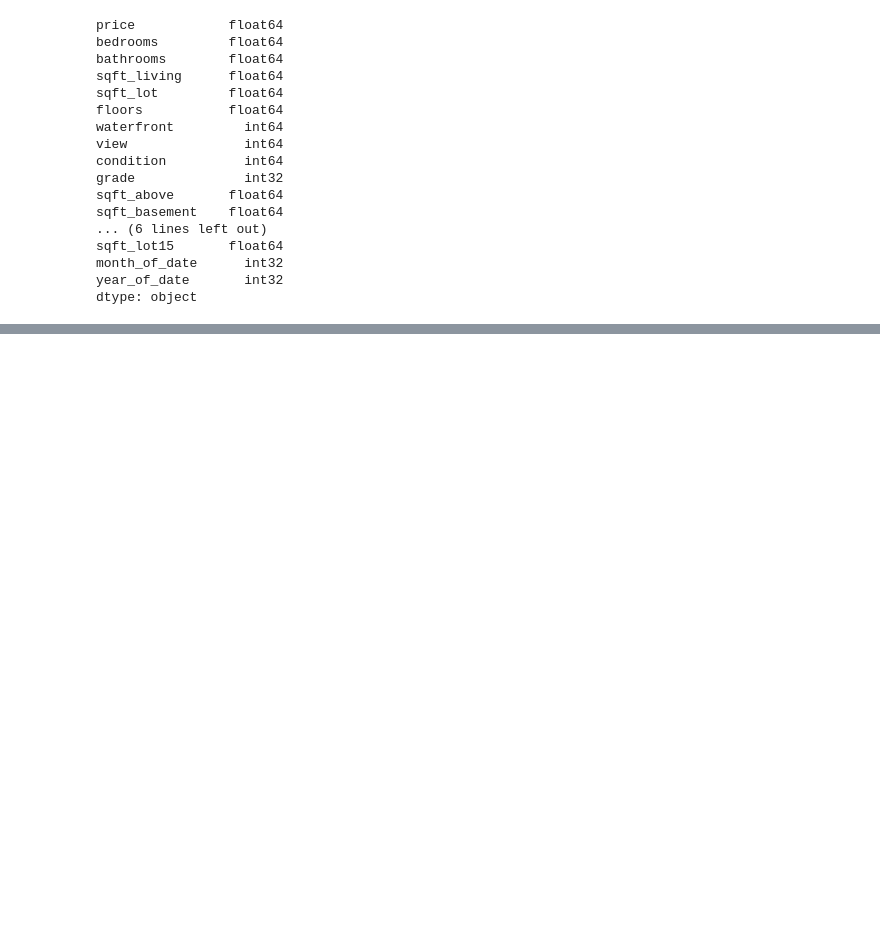
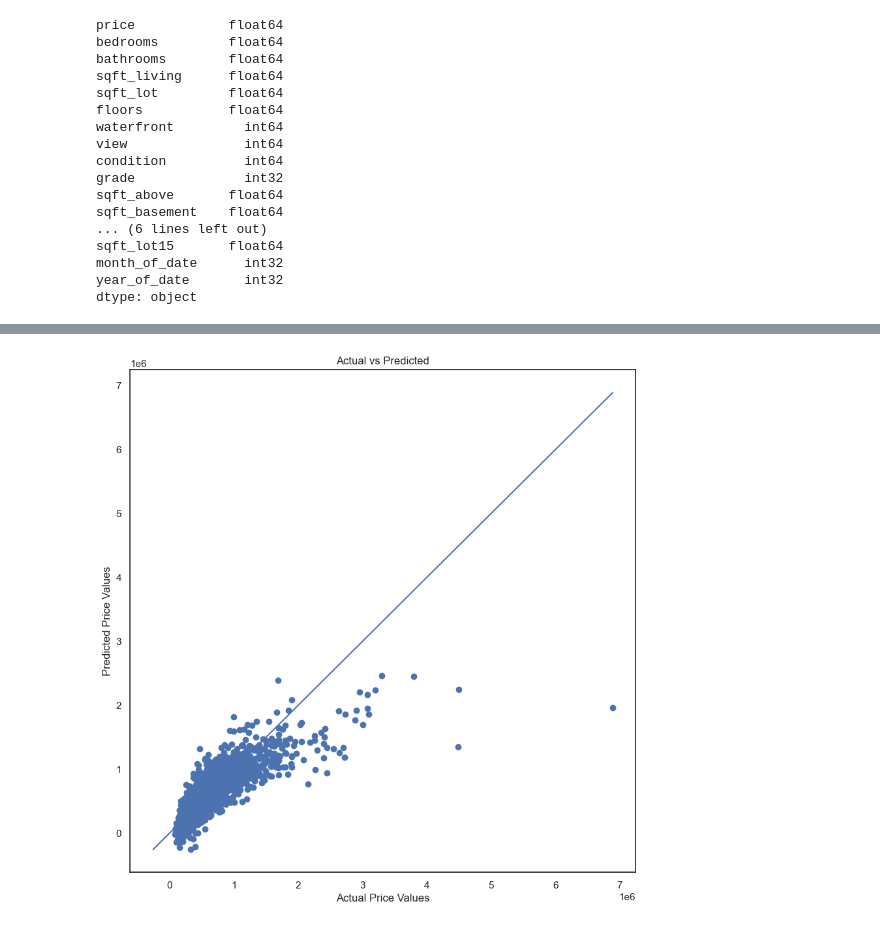
Before and after one commit to JEr1yAnalst/dsc-phase-2project_group7, a Jupyter notebook: student.ipynb, the cells around one changed output, grey strips where cells are left out. Cells and saved outputs as stored; diff of their text form; code cells hidden in the pictures; blank space fills up the shorter version.

Commit message:
Multiple Linear Regression Analysis

```diff
--- a/student.ipynb
+++ b/student.ipynb
@@ -852,0 +922,9 @@ dtype: object
+# %%
+!pip3 install -U scikit-learn
+# Use a multiple linear regression model of the data using all features
+# Split data into train and test
+X_train, X_test, y_train, y_test = train_test(output, 'price')
+
+#create linear regression model for price.
+model1 = LinearRegression()
+model1.fit(X_train, y_train);
@@ -852,0 +937,21 @@ dtype: object
+# %%
+# Plot actual vs predicted values
+def actual_vs_predicted(model,X_test,y_test):
+    """
+    Plots the actual y vs the predicted y
+    """
+    y_predicted = model.predict(X_test)
+    fig, ax = plt.subplots(figsize=(10,10))
+    ax.scatter(x=y_test, y=y_predicted)
+    ax.set_xlabel("Actual Price Values")
+    ax.set_ylabel("Predicted Price Values")
+    ax.set_title("Actual vs Predicted")
+
+    p1 = max(max(y_test), max(y_predicted))
+    p2 = min(min(y_test), min(y_predicted))
+    plt.plot([p1, p2], [p1, p2], 'b-')
+# %%
+# Plot actual vs predicted
+actual_vs_predicted(model1, X_test, y_test)
+# %% [output]
+[figure, added]
```
Also changed, not shown: parts of 8 cells of this notebook.
